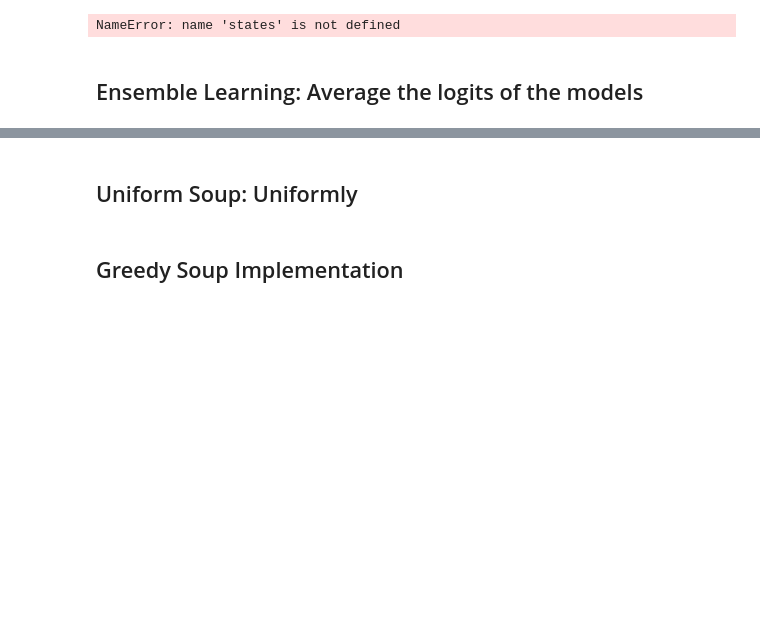
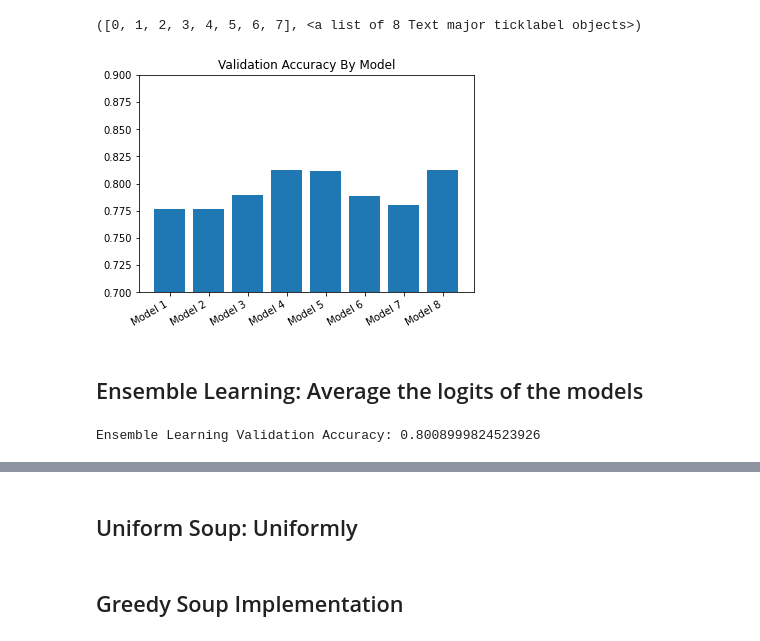
Before and after one commit to mikesterwild/CS182_FinalProj, a Jupyter notebook: model_soups.ipynb, the cells around one changed output, grey strips where cells are left out. Drawn from its saved outputs; the diff is of its cells as text; code cells hidden in the pictures; blank space fills up the shorter version.

Commit message:
Implemented up to Ensemble Learning

```diff
--- a/model_soups.ipynb
+++ b/model_soups.ipynb
@@ -67,0 +194,6 @@ def get_valid_acc(state):
+# %%
+# Evaluate model performance on test dataset
+logits, valid_acc = evaluate_model(fine_tuned_model_state)
+
+# The model accuracy should be 75% or higher
+print(f"Validation Accuracy: {valid_acc}")
@@ -88,9 +226,17 @@ for i in range(k):
 # %%
 # Get all the state accuracies
-def state_accs(states):
-    accs = []
-    ### BEGIN CODE HERE ###
-    for state in states:
-        accs.append(get_valid_acc(state))
-    ### END CODE HERE ##
-    return accs
+def evaluate_models(states):
+    val_accs = []
+    all_logits = []
+    for i, state in enumerate(states):
+        print(f"Model {i}")
+        ### BEGIN CODE HERE ###
+        logits, acc = evaluate_model(state)
+        all_logits.append(logits)
+        val_accs.append(acc)
+        ### END CODE HERE ##
+
+    return all_logits, val_accs
+# %%
+# Load in model states
+states = load_pretrained_models(k=8)
@@ -96,0 +257,3 @@ def state_accs(states):
+# %%
+# Evaluate the models
+all_logits, val_accs = evaluate_models(states)
@@ -97,13 +277,13 @@ def state_accs(states):
 # %%
 # Graph all the model accuracies (label the best one)
-valid_accs = state_accs(states)
+names = [f'Model {i+1}' for i in range(len(states))]
 
-names = [f'Model {i+1}' for i in range(len(states))]
-plt.bar(names, valid_accs)
+plt.bar(names, np.array(val_accs))
 plt.title("Validation Accuracy By Model")
-plt.ylim([0.95,1])
+plt.ylim([0.7, 0.9])
 plt.xticks(rotation=30, ha='right')
 # %% [output]
-NameError: name 'states' is not defined
+([0, 1, 2, 3, 4, 5, 6, 7], <a list of 8 Text major ticklabel objects>)
+[figure, added]
 # %% [markdown]
 ## Ensemble Learning: Average the logits of the models
@@ -119 +333,5 @@ def ensemble_acc(states):
+# %%
+print(f'Ensemble Learning Validation Accuracy: {ensemble_acc}')
+# %% [output]
+Ensemble Learning Validation Accuracy: 0.8008999824523926
 # %%
```
Also changed, not shown: parts of 33 cells of this notebook, 1 other file.
